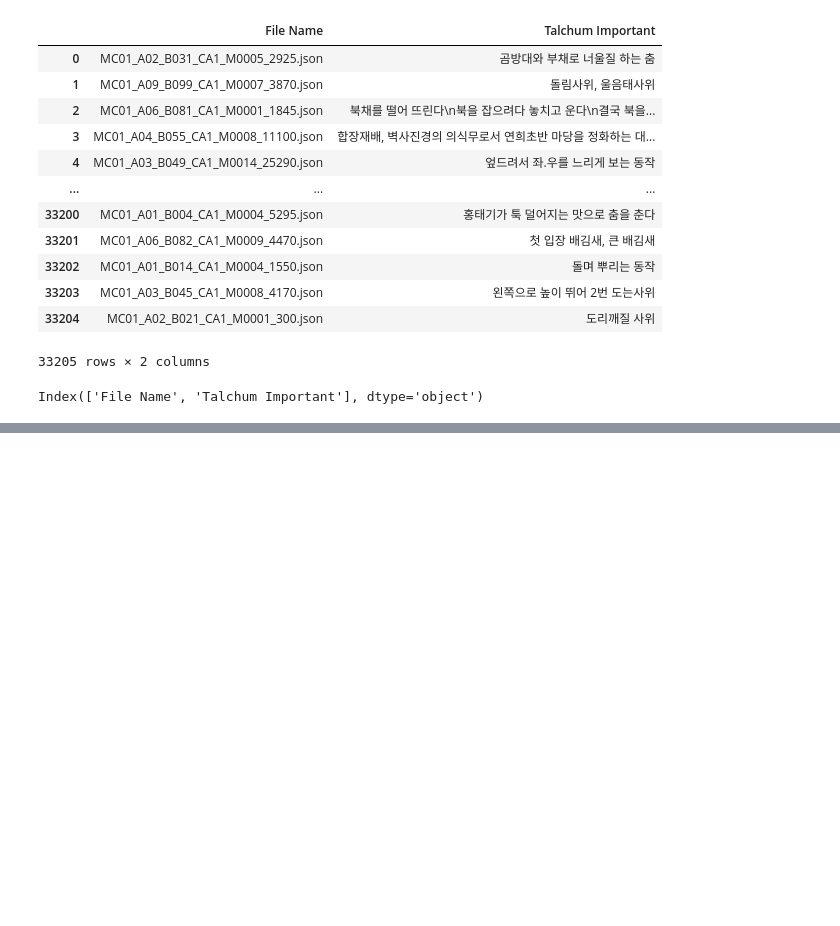
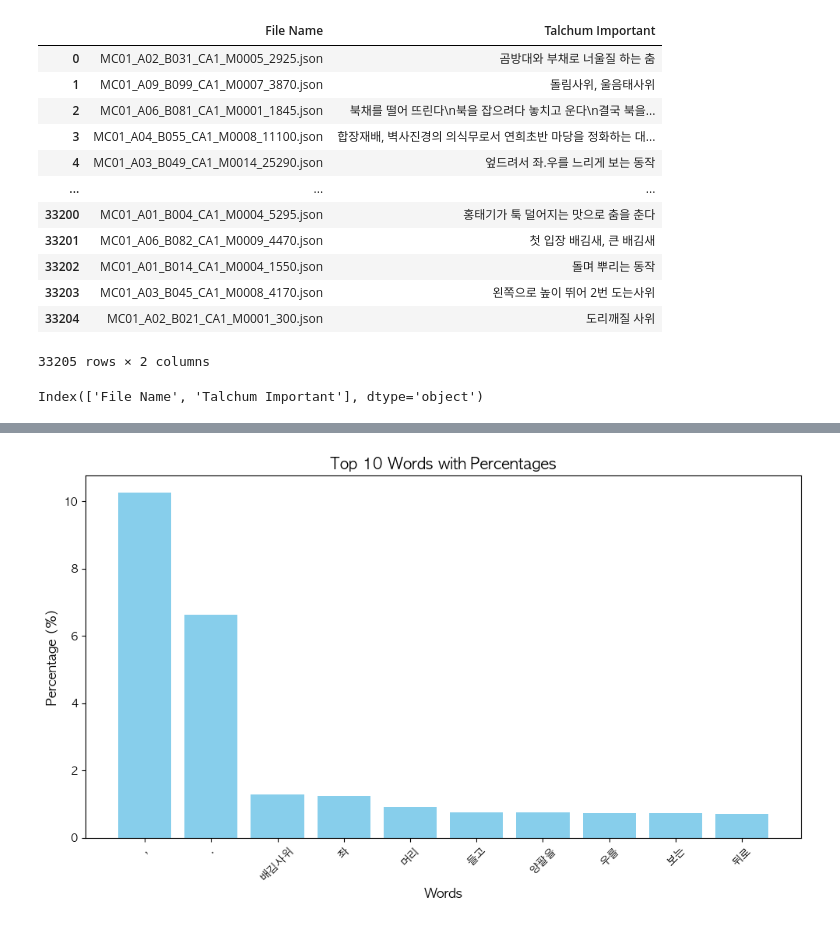
Before and after one commit to Arielle0222/Autonomous-Pedestrian-Prediction-with-Talchum-Motion-Data, a Jupyter notebook: step0_move_point_analysis.ipynb, the cells around one changed output, grey strips where cells are left out. Drawn from its saved outputs; the diff is of its cells as text; code cells hidden in the pictures; blank space fills up the shorter version.

```diff
--- a/step0_move_point_analysis.ipynb
+++ b/step0_move_point_analysis.ipynb
@@ -85,0 +111,23 @@ plt.show()
+# %%
+import matplotlib.pyplot as plt
+from matplotlib import font_manager, rc
+
+rc("font", family="AppleGothic")
+plt.rcParams["axes.unicode_minus"] = False
+
+
+words = [",", ".", "배김사위", "좌", "머리", "들고", "양팔을", "우를", "보는", "뒤로"]
+percentages = [10.25, 6.64, 1.28, 1.23, 0.91, 0.75, 0.75, 0.72, 0.72, 0.71]
+
+
+plt.figure(figsize=(10, 6))
+plt.bar(words, percentages, color="skyblue")
+plt.xlabel("Words", fontsize=12)
+plt.ylabel("Percentage (%)", fontsize=12)
+plt.title("Top 10 Words with Percentages", fontsize=14)
+plt.xticks(rotation=45, fontsize=10)
+plt.tight_layout()
+
+plt.show()
+# %% [output]
+[figure, added]
```
Also changed, not shown: parts of 3 cells of this notebook.
